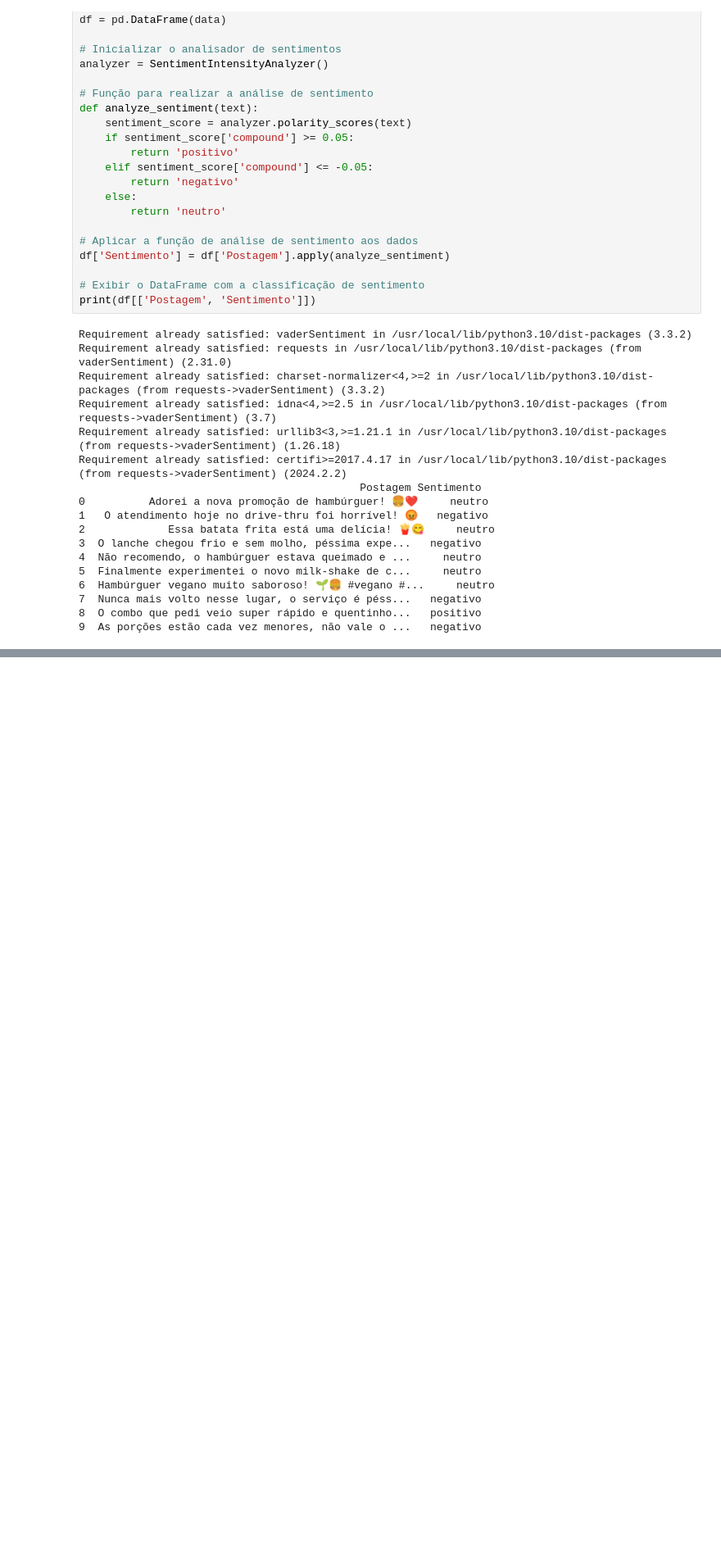
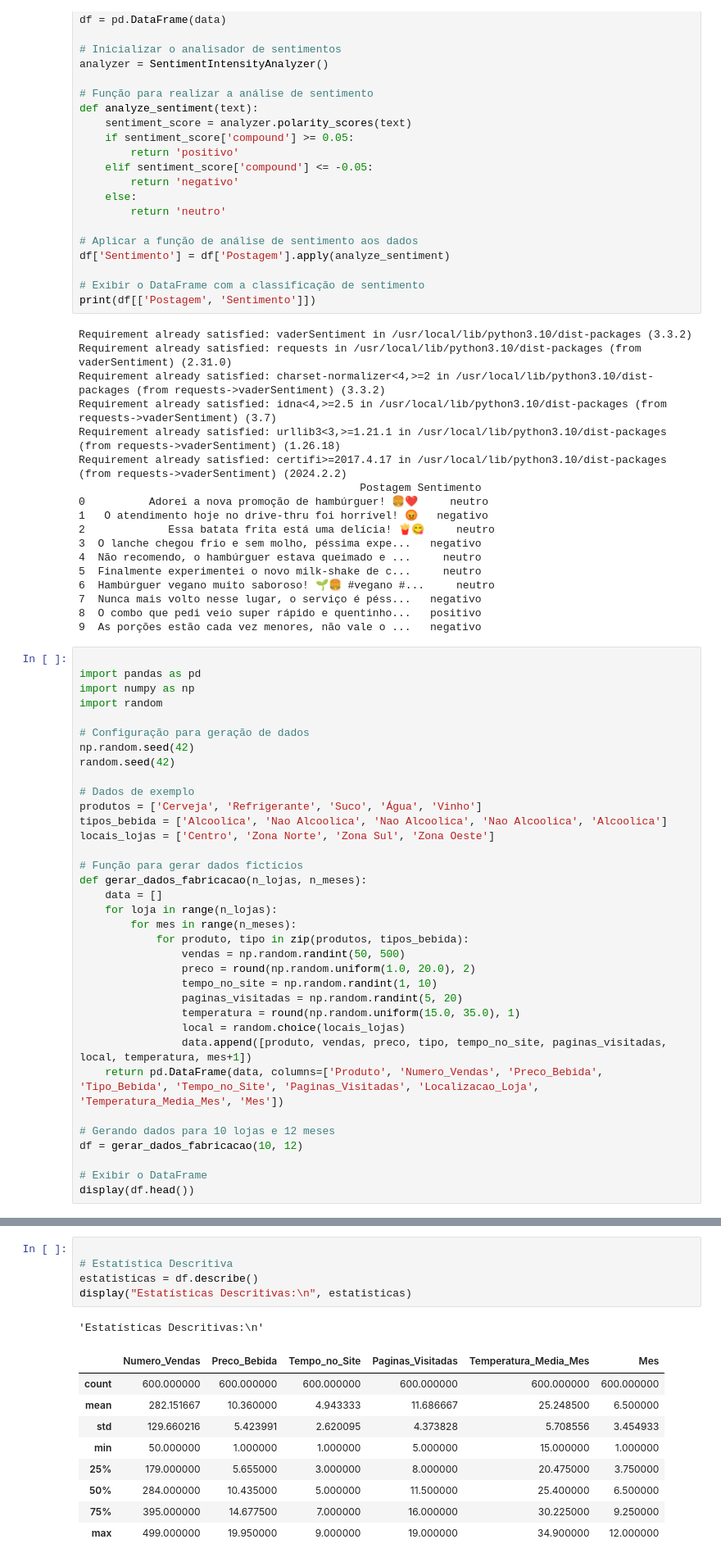
Before and after one commit to wallingson12/data-science, a Jupyter notebook: Data science.ipynb, the cells around one changed output, grey strips where cells are left out. Shown at 82% size. Cells and saved outputs as stored; diff of their text form; blank space fills up the shorter version.

```diff
--- a/Data science.ipynb
+++ b/Data science.ipynb
@@ -791,3 +62,38 @@ Requirement already satisfied: certifi>=2017.4.17 in /usr/local/lib/python3.10/d
 7  Nunca mais volto nesse lugar, o serviço é péss...   negativo
 8  O combo que pedi veio super rápido e quentinho...   positivo
 9  As porções estão cada vez menores, não vale o ...   negativo
+# %%
+
+import pandas as pd
+import numpy as np
+import random
+
+# Configuração para geração de dados
+np.random.seed(42)
+random.seed(42)
+
+# Dados de exemplo
+produtos = ['Cerveja', 'Refrigerante', 'Suco', 'Água', 'Vinho']
+tipos_bebida = ['Alcoolica', 'Nao Alcoolica', 'Nao Alcoolica', 'Nao Alcoolica', 'Alcoolica']
+locais_lojas = ['Centro', 'Zona Norte', 'Zona Sul', 'Zona Oeste']
+
+# Função para gerar dados fictícios
+def gerar_dados_fabricacao(n_lojas, n_meses):
+    data = []
+    for loja in range(n_lojas):
+        for mes in range(n_meses):
+            for produto, tipo in zip(produtos, tipos_bebida):
+                vendas = np.random.randint(50, 500)
+                preco = round(np.random.uniform(1.0, 20.0), 2)
+                tempo_no_site = np.random.randint(1, 10)
+                paginas_visitadas = np.random.randint(5, 20)
+                temperatura = round(np.random.uniform(15.0, 35.0), 1)
+                local = random.choice(locais_lojas)
+                data.append([produto, vendas, preco, tipo, tempo_no_site, paginas_visitadas, local, temperatura, mes+1])
+    return pd.DataFrame(data, columns=['Produto', 'Numero_Vendas', 'Preco_Bebida', 'Tipo_Bebida', 'Tempo_no_Site', 'Paginas_Visitadas', 'Localizacao_Loja', 'Temperatura_Media_Mes', 'Mes'])
+
+# Gerando dados para 10 lojas e 12 meses
+df = gerar_dados_fabricacao(10, 12)
+
+# Exibir o DataFrame
+display(df.head())
@@ -793,0 +107,16 @@ Requirement already satisfied: certifi>=2017.4.17 in /usr/local/lib/python3.10/d
+# %%
+
+# Estatística Descritiva
+estatisticas = df.describe()
+display("Estatísticas Descritivas:\n", estatisticas)
+# %% [output]
+'Estatísticas Descritivas:\n'
+|  | Numero_Vendas | Preco_Bebida | Tempo_no_Site | Paginas_Visitadas | Temperatura_Media_Mes | Mes |
+| count | 600.000000 | 600.000000 | 600.000000 | 600.000000 | 600.000000 | 600.000000 |
+| mean | 282.151667 | 10.360000 | 4.943333 | 11.686667 | 25.248500 | 6.500000 |
+| std | 129.660216 | 5.423991 | 2.620095 | 4.373828 | 5.708556 | 3.454933 |
+| min | 50.000000 | 1.000000 | 1.000000 | 5.000000 | 15.000000 | 1.000000 |
+| 25% | 179.000000 | 5.655000 | 3.000000 | 8.000000 | 20.475000 | 3.750000 |
+| 50% | 284.000000 | 10.435000 | 5.000000 | 11.500000 | 25.400000 | 6.500000 |
+| 75% | 395.000000 | 14.677500 | 7.000000 | 16.000000 | 30.225000 | 9.250000 |
+| max | 499.000000 | 19.950000 | 9.000000 | 19.000000 | 34.900000 | 12.000000 |
```
Also changed, not shown: parts of 42 cells of this notebook.
